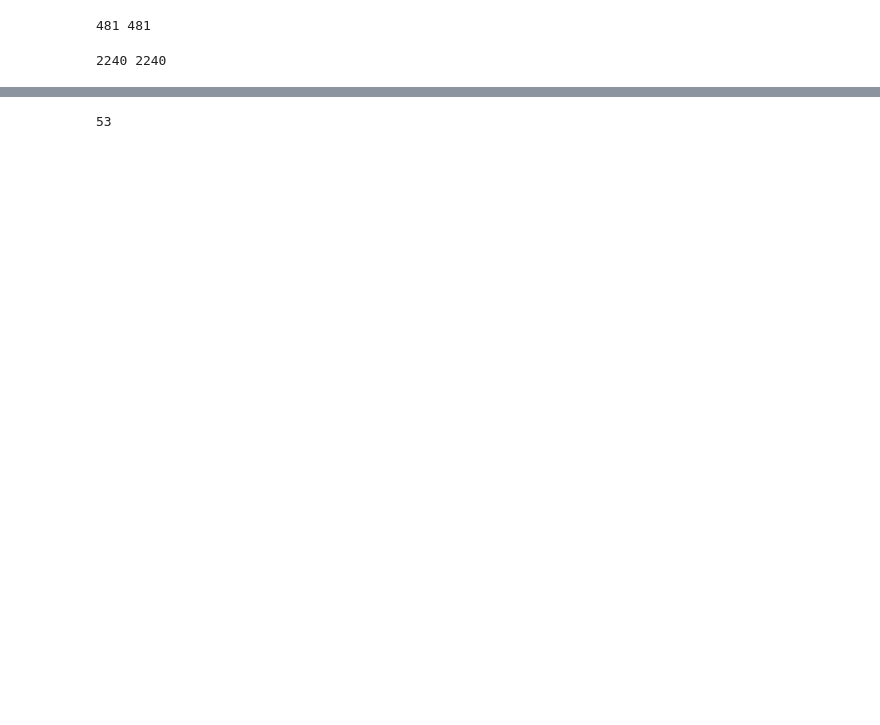
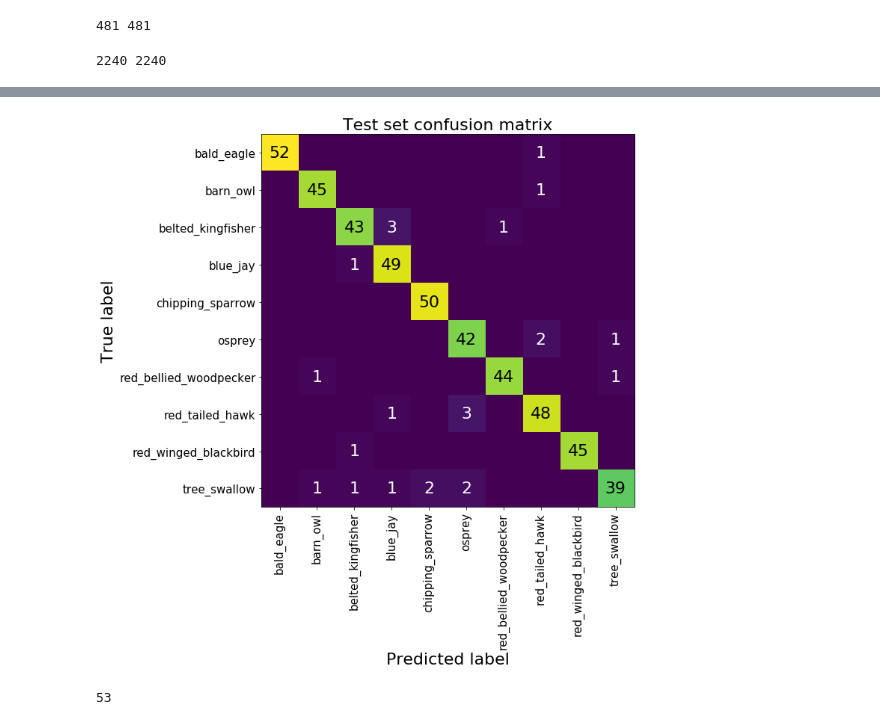
Before and after one commit to JackRNash/Bird-Recognizer-and-Distinguiser, a Jupyter notebook: models/finetuned/experimentation.ipynb, the cells around one changed output, grey strips where cells are left out. Saved outputs shown, nothing was run; the diff lists cells and outputs as text; code cells hidden in the pictures; blank space fills up the shorter version.

Commit message:
Improved confusion matrix, new figs

```diff
--- a/models/finetuned/experimentation.ipynb
+++ b/models/finetuned/experimentation.ipynb
@@ -433,3 +443,7 @@ plot_confusion_matrix(train_true_full, train_preds_full, image_datasets['train']
+# %%
+plot_confusion_matrix(test_true_full, test_preds_full, image_datasets['test'].classes, 'Test set confusion matrix')
+# %% [output]
+[figure, added]
 # %%
 print(len(val_true_full[val_true_full == 0]))
 # %% [output]
```
Also changed, not shown: parts of 14 cells of this notebook, 3 other files.
